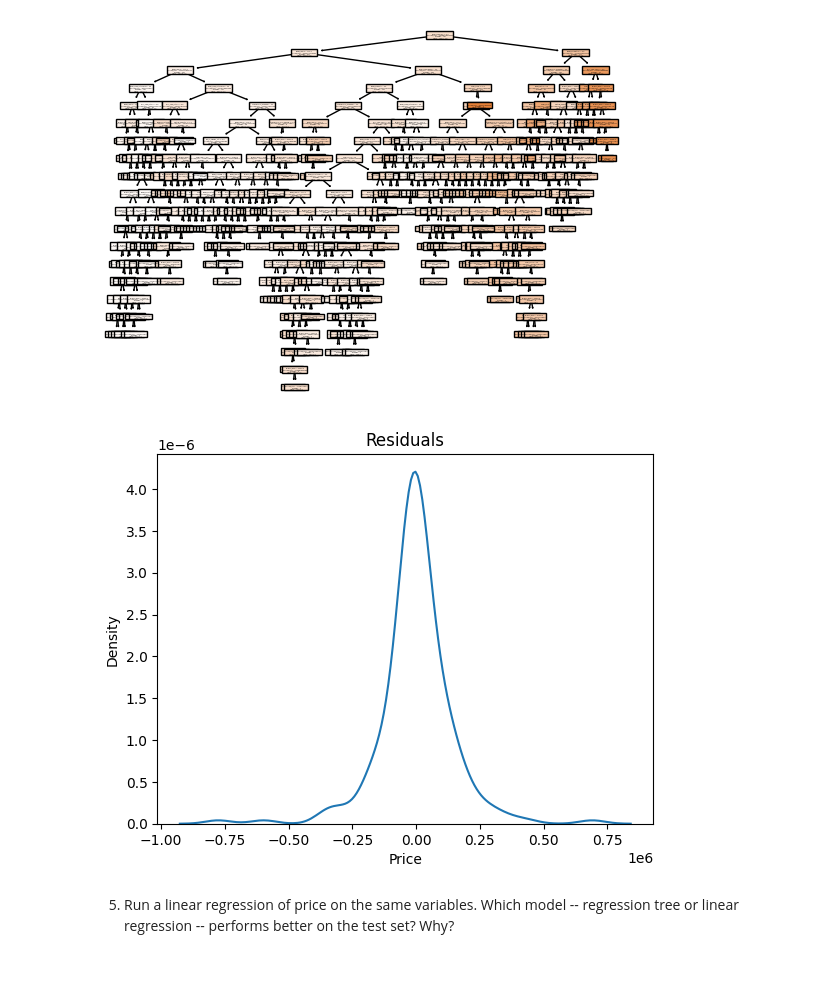
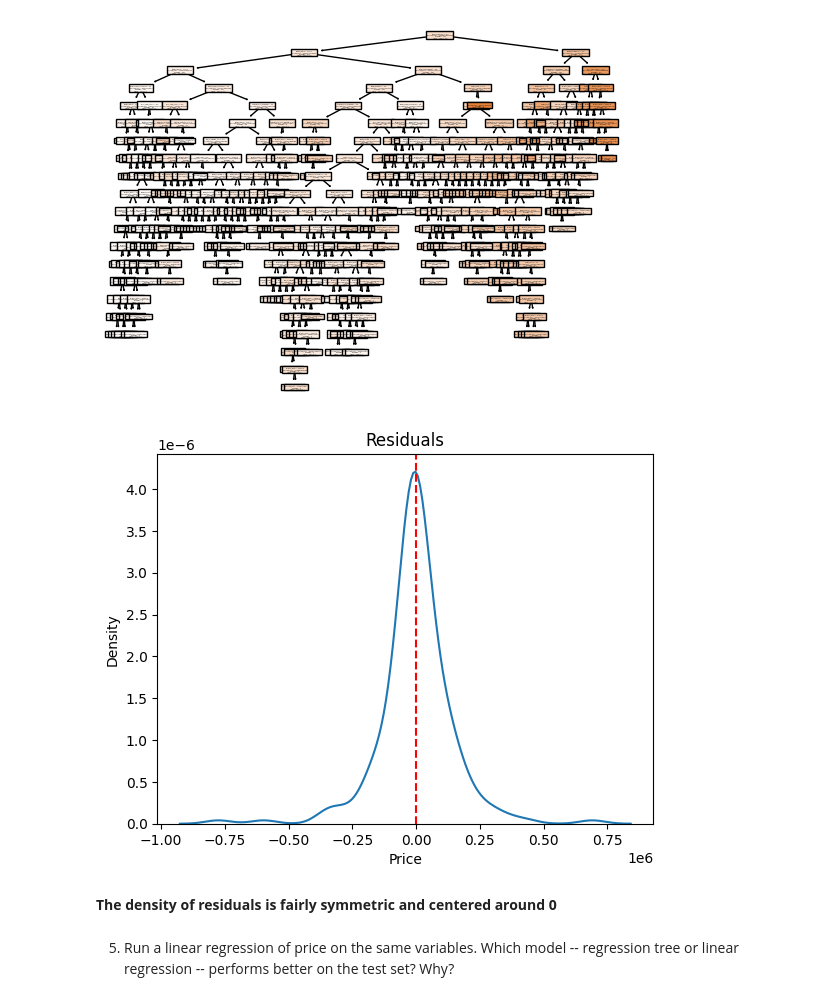
Before and after one commit to mgh2xx/trees, a Jupyter notebook: assignment/assignment.ipynb, the cells around one changed output. Cells and saved outputs as stored; diff of their text form; code cells hidden in the pictures; blank space fills up the shorter version.

```diff
--- a/assignment/assignment.ipynb
+++ b/assignment/assignment.ipynb
@@ -134,10 +134,13 @@ plt.show()
 # %%
 plt.figure()
 sns.kdeplot(res)
 plt.title("Residuals")
+plt.axvline(x = 0, linestyle = '--', color = 'r')
 plt.show()
 # %% [output]
-[figure, old version]
+[figure, new version]
+# %% [markdown]
+**The density of residuals is fairly symmetric and centered around 0**
 # %% [markdown]
 5. Run a linear regression of price on the same variables. Which model -- regression tree or linear regression -- performs better on the test set? Why?
 # %%
```
Also changed, not shown: parts of 10 cells of this notebook.
